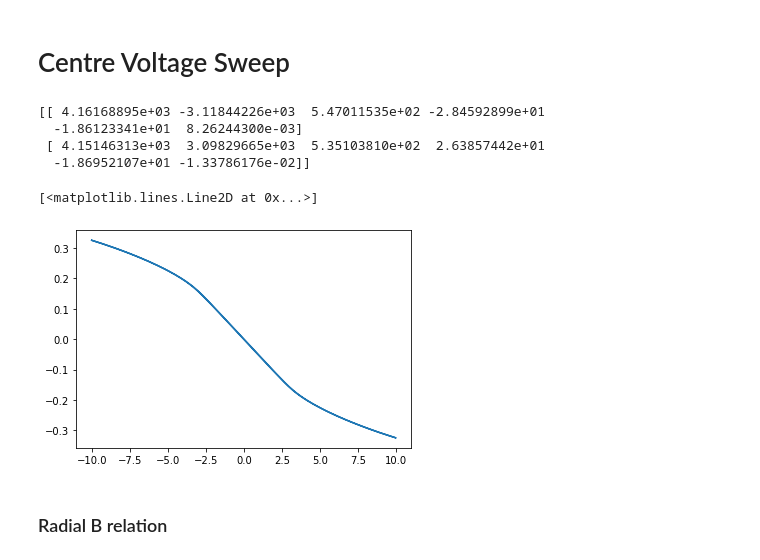
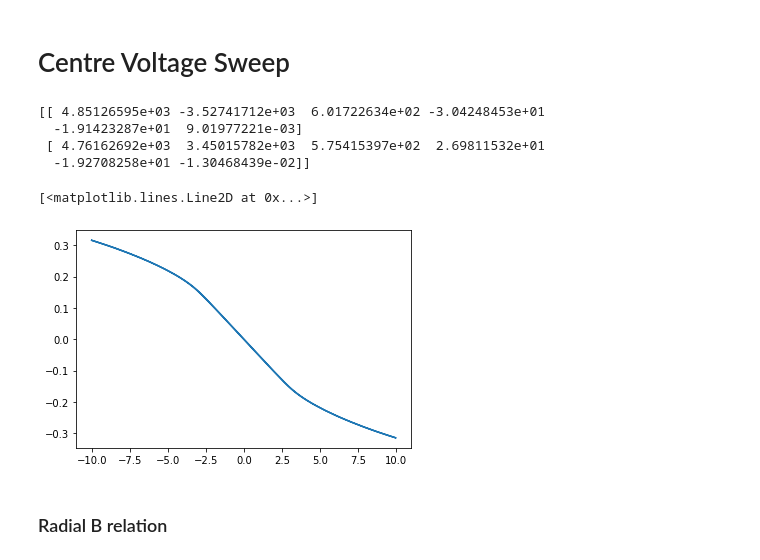
Before and after one commit to jeraldtm/Icarus, a Jupyter notebook: calibNotebooks_0702/icarus_calib_fieldratio_alignedLeft.ipynb, the cells around one changed output. Cells and saved outputs as stored; diff of their text form; code cells hidden in the pictures.

Commit message:
calib coeffs

```diff
--- a/calibNotebooks_0702/icarus_calib_fieldratio_alignedLeft.ipynb
+++ b/calibNotebooks_0702/icarus_calib_fieldratio_alignedLeft.ipynb
@@ -11,22 +11,23 @@ import hvplot.xarray
 # %% [markdown]
 # Centre Voltage Sweep
 # %%
-cen_v= pd.read_csv('./2019-06-29/phi0_daedalus_voltCenter_calib_2019-06-29_2.csv', comment="#")
+cen_v= pd.read_csv('../2019-07-05/alignedLeft_daedalus_voltCenter_calib_2019-07-05_1.csv', comment="#")
 cen_vn = cen_v[cen_v.Yfield>0]
 cen_vp = cen_v[cen_v.Yfield<0]
 cen_vp_coeff = np.polyfit(cen_vp.Yfield.values, cen_vp.V.values, 5)
 cen_vn_coeff = np.polyfit(cen_vn.Yfield.values, cen_vn.V.values, 5)
 cen_v_coeffs = np.asarray([cen_vn_coeff, cen_vp_coeff])
 print(cen_v_coeffs)
+np.savetxt("../icarusCalibCsv/icarus_volt_center_calib.csv", cen_v_coeffs, delimiter=",")
 cen_vp_fit = np.poly1d(cen_vp_coeff)
 cen_vn_fit = np.poly1d(cen_vn_coeff)
 plt.plot(cen_v.V.values, cen_v.Yfield.values)
 # %% [output]
-[[ 4.16168895e+03 -3.11844226e+03  5.47011535e+02 -2.84592899e+01
-  -1.86123341e+01  8.26244300e-03]
- [ 4.15146313e+03  3.09829665e+03  5.35103810e+02  2.63857442e+01
-  -1.86952107e+01 -1.33786176e-02]]
+[[ 4.85126595e+03 -3.52741712e+03  6.01722634e+02 -3.04248453e+01
+  -1.91423287e+01  9.01977221e-03]
+ [ 4.76162692e+03  3.45015782e+03  5.75415397e+02  2.69811532e+01
+  -1.92708258e+01 -1.30468439e-02]]
 [<matplotlib.lines.Line2D at 0x...>]
-[figure, old version]
+[figure, new version]
 # %% [markdown]
 ### Radial B relation
```
Also changed, not shown: parts of 6 cells of this notebook, 4 other files.
